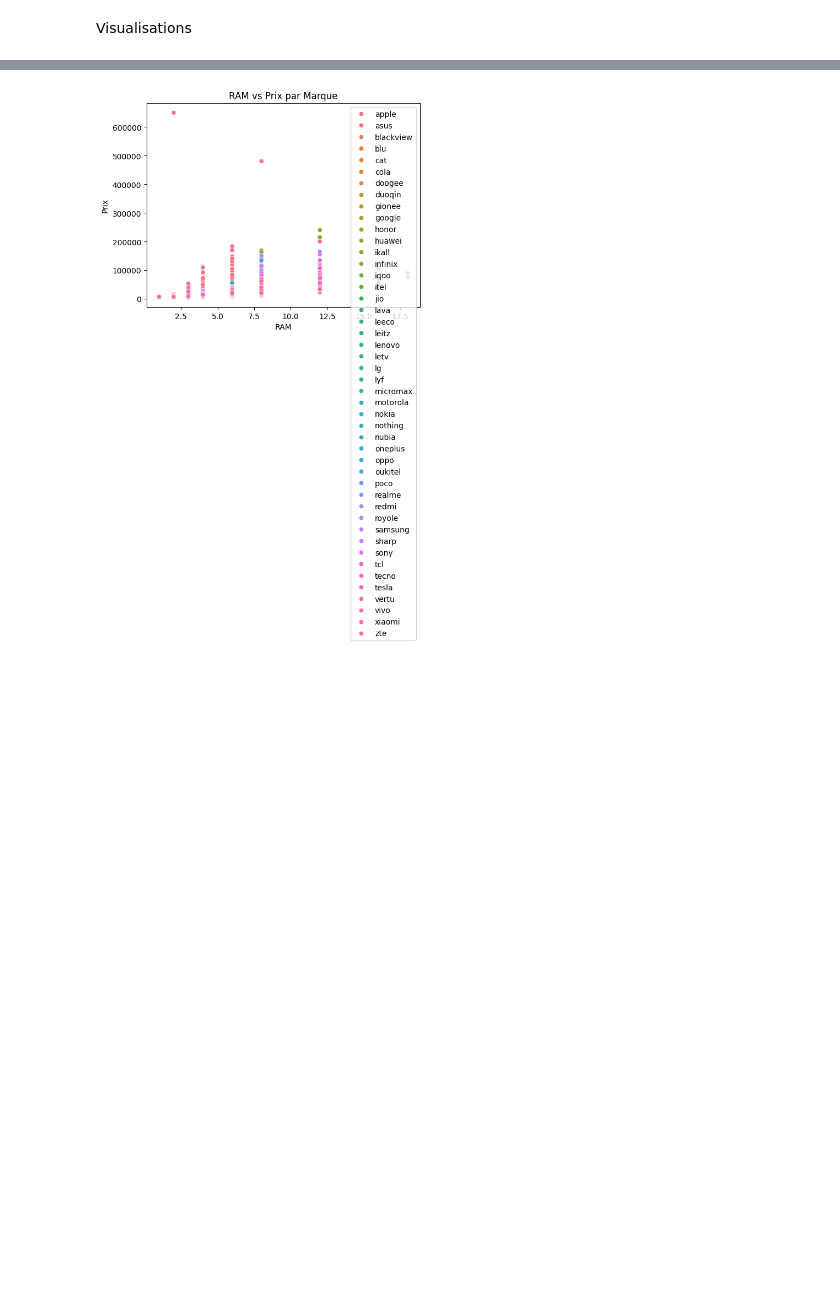
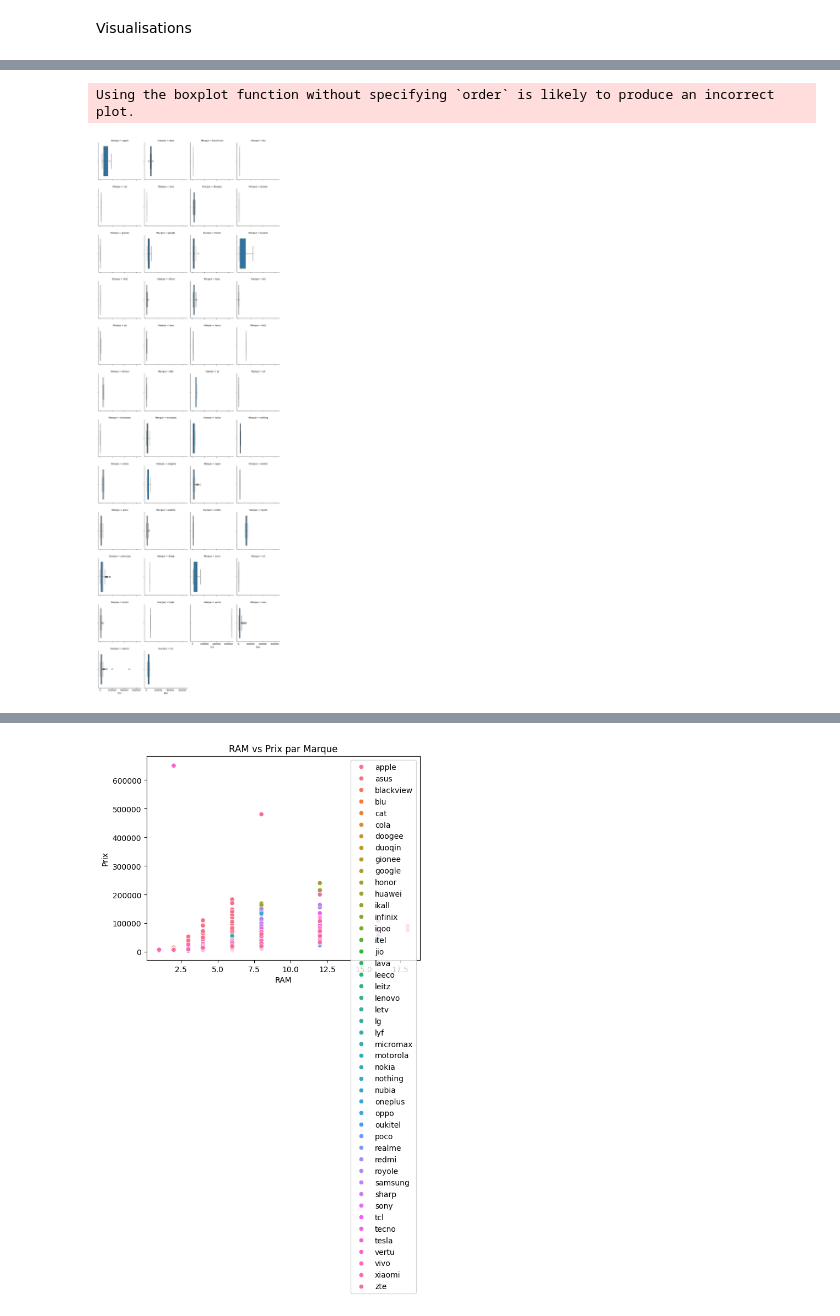
Before and after one commit to Anaqqa/4DVST---Data-Visualization, a Jupyter notebook: TP_4DVST.ipynb, the cells around one changed output, grey strips where cells are left out. Saved outputs shown, nothing was run; the diff lists cells and outputs as text; code cells hidden in the pictures; blank space fills up the shorter version.

```diff
--- a/TP_4DVST.ipynb
+++ b/TP_4DVST.ipynb
@@ -121,0 +202,7 @@ plt.show()
+# %%
+g = sns.FacetGrid(df, col='Marque', col_wrap=4, sharey=False) # col_wrap=4 crée 4 graphiques par ligne
+g.map(sns.boxplot, 'Prix')
+plt.show()
+# %% [output]
+Using the boxplot function without specifying `order` is likely to produce an incorrect plot.
+[figure, added]
```
Also changed, not shown: parts of 17 cells of this notebook.
